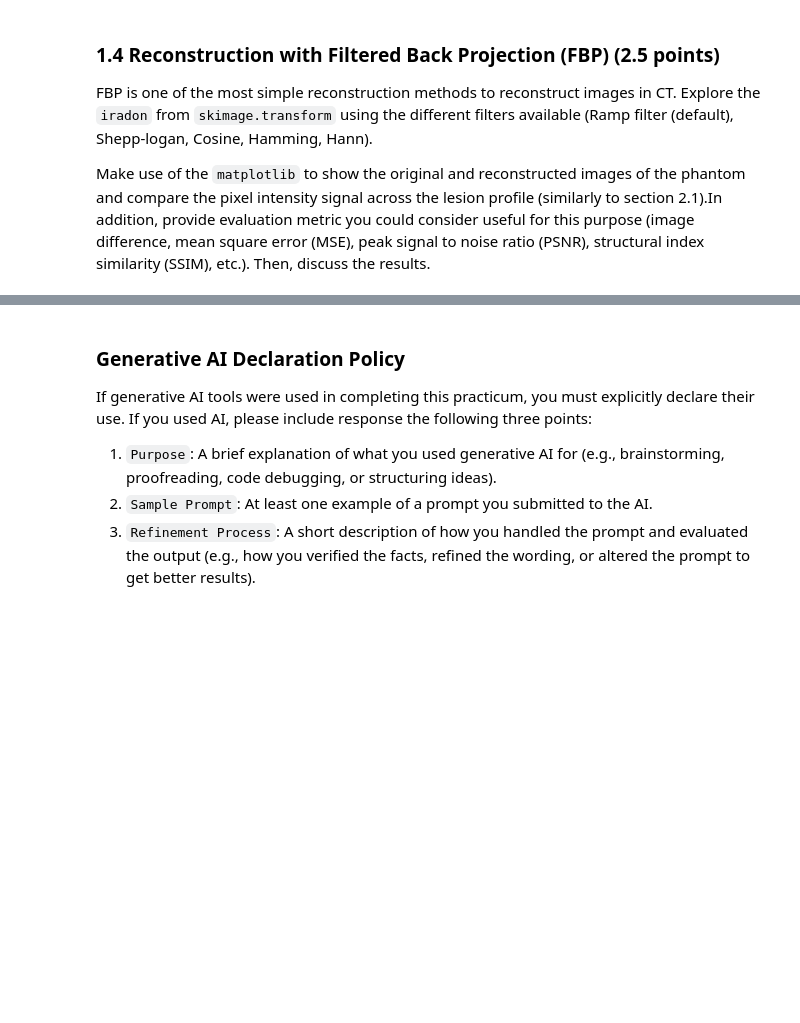
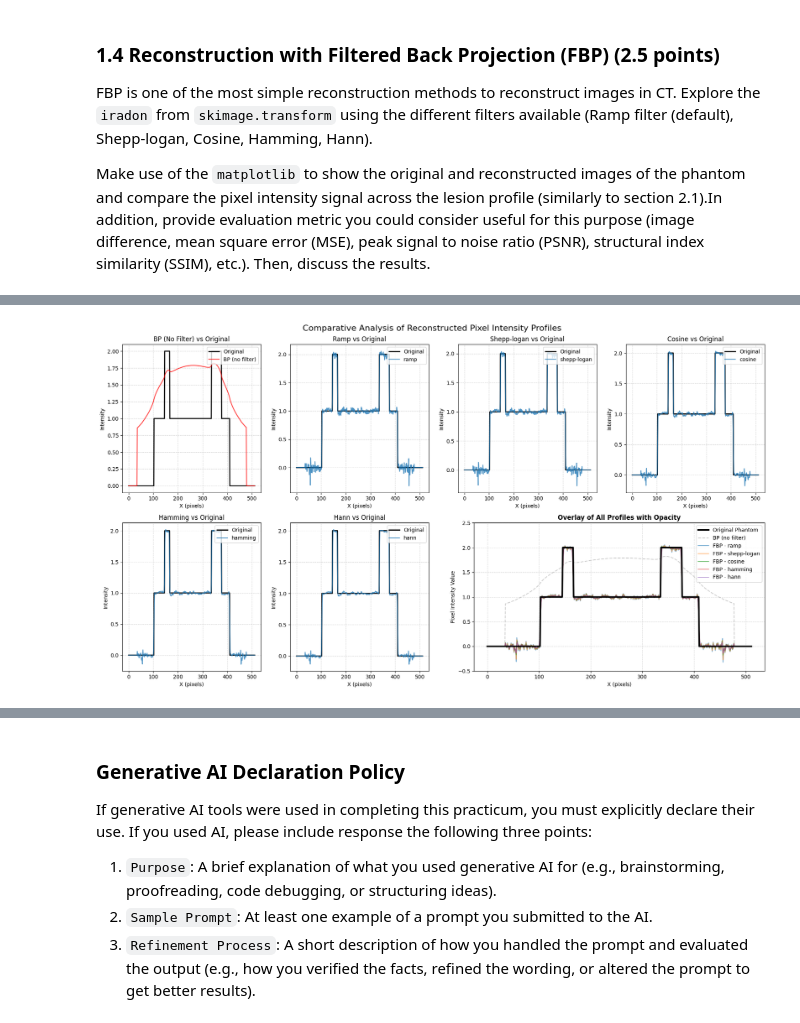
Before and after one commit to sacumesh/medical-imagining-labs, a Jupyter notebook: P1/P1-MI-CT_Reconstruction.ipynb, the cells around one changed output, grey strips where cells are left out. Cells and saved outputs as stored; diff of their text form; code cells hidden in the pictures; blank space fills up the shorter version.

```diff
--- a/P1/P1-MI-CT_Reconstruction.ipynb
+++ b/P1/P1-MI-CT_Reconstruction.ipynb
@@ -510,3 +511,54 @@ Make use of the ``matplotlib`` to show the original and reconstructed images of
+# %%
+import matplotlib.pyplot as plt
+
+# Configure a grid layout: 2 rows by 3 columns
+# This allows 1 plot for the unfiltered back-projection, 5 plots for each filter,
+# and 1 large overlay plot at the end.
+fig = plt.figure(figsize=(18, 10))
+
+# 1. Individual subplots comparing each reconstruction to the ground truth
+# Plot Unfiltered BP
+ax1 = plt.subplot(2, 4, 1)
+ax1.plot(phantom[lesion_y, :], label="Original", color="black", linewidth=2)
+ax1.plot(bp[lesion_y, :], label="BP (no filter)", color="red", alpha=0.8)
+ax1.set_title("BP (No Filter) vs Original")
+ax1.set_xlabel("X (pixels)")
+ax1.set_ylabel("Intensity")
+ax1.grid(True, linestyle="--", alpha=0.5)
+ax1.legend(loc="upper right")
+
+# Plot Filtered Reconstructions
+for idx, f in enumerate(FILTERS, start=2):
+    ax = plt.subplot(2, 4, idx)
+    ax.plot(phantom[lesion_y, :], label="Original", color="black", linewidth=2)
+    ax.plot(recons[f][lesion_y, :], label=f, alpha=0.8)
+    ax.set_title(f"{f.capitalize()} vs Original")
+    ax.set_xlabel("X (pixels)")
+    ax.set_ylabel("Intensity")
+    ax.grid(True, linestyle="--", alpha=0.5)
+    ax.legend(loc="upper right")
+
+# 2. Large final subplot overlaying all profiles with custom opacities
+ax_overlay = plt.subplot(2, 2, 4)  # Span across a larger bottom-right corner
+ax_overlay.plot(phantom[lesion_y, :], label="Original Phantom", color="black", linewidth=3.0, zorder=10)
+ax_overlay.plot(bp[lesion_y, :], label="BP (no filter)", color="gray", alpha=0.4, linestyle="--")
+
+# Cycle through filters and plot with opacity (alpha)
+for f in FILTERS:
+    ax_overlay.plot(recons[f][lesion_y, :], label=f"FBP - {f}", alpha=0.6, linewidth=1.5)
+
+ax_overlay.set_title("Overlay of All Profiles with Opacity", fontsize=12, fontweight="bold")
+ax_overlay.set_xlabel("X (pixels)")
+ax_overlay.set_ylabel("Pixel Intensity Value")
+ax_overlay.grid(True, linestyle="--", alpha=0.5)
+ax_overlay.set_ylim(-0.5, 2.5)
+ax_overlay.legend(loc="upper right")
+
+plt.suptitle("Comparative Analysis of Reconstructed Pixel Intensity Profiles", fontsize=16, y=0.98)
+plt.tight_layout()
+plt.show()
+# %% [output]
+[figure, added]
 # %% [markdown]
 ### 1.5 Sheep logan phantom (2 points)
 
```
Also changed, not shown: parts of 11 cells of this notebook.
